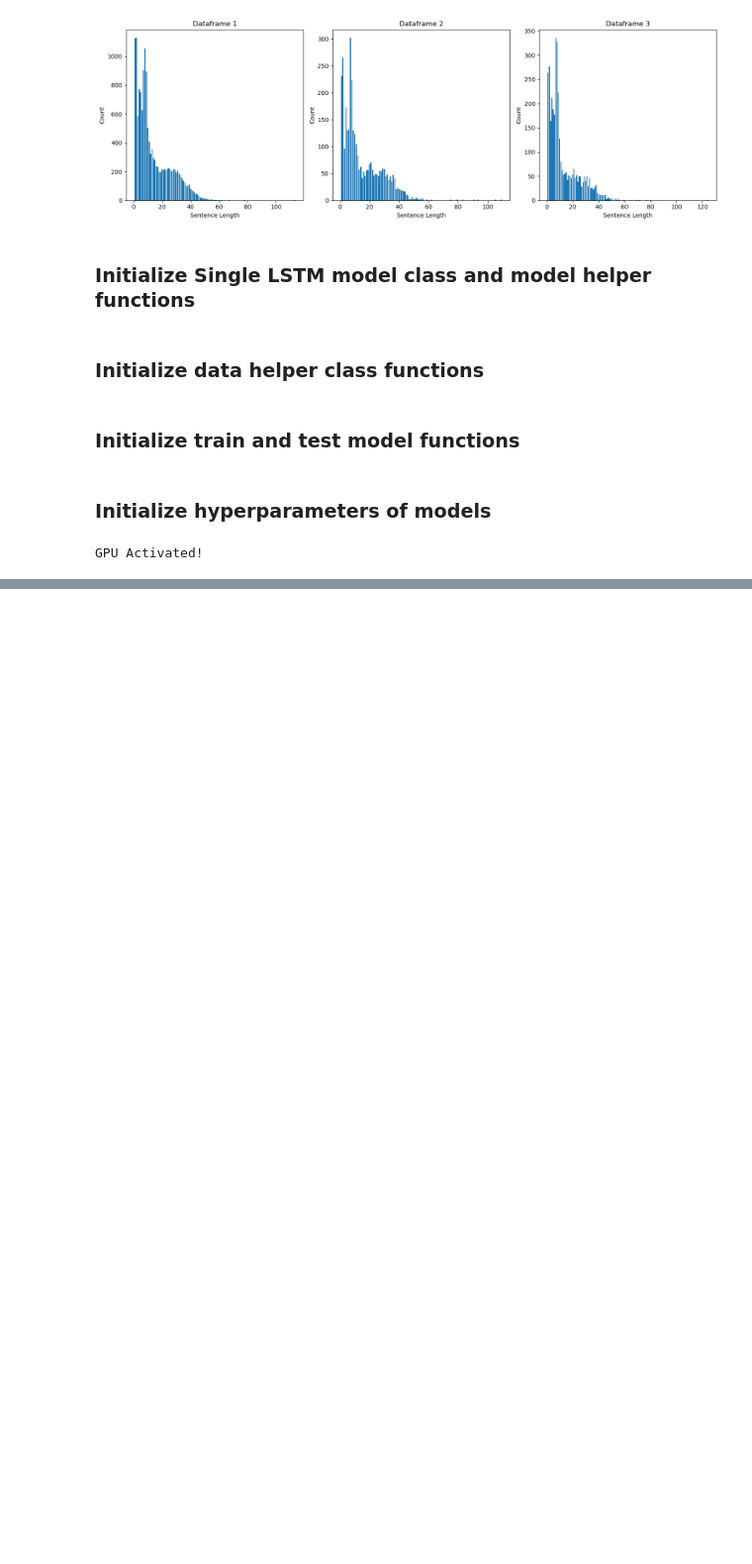
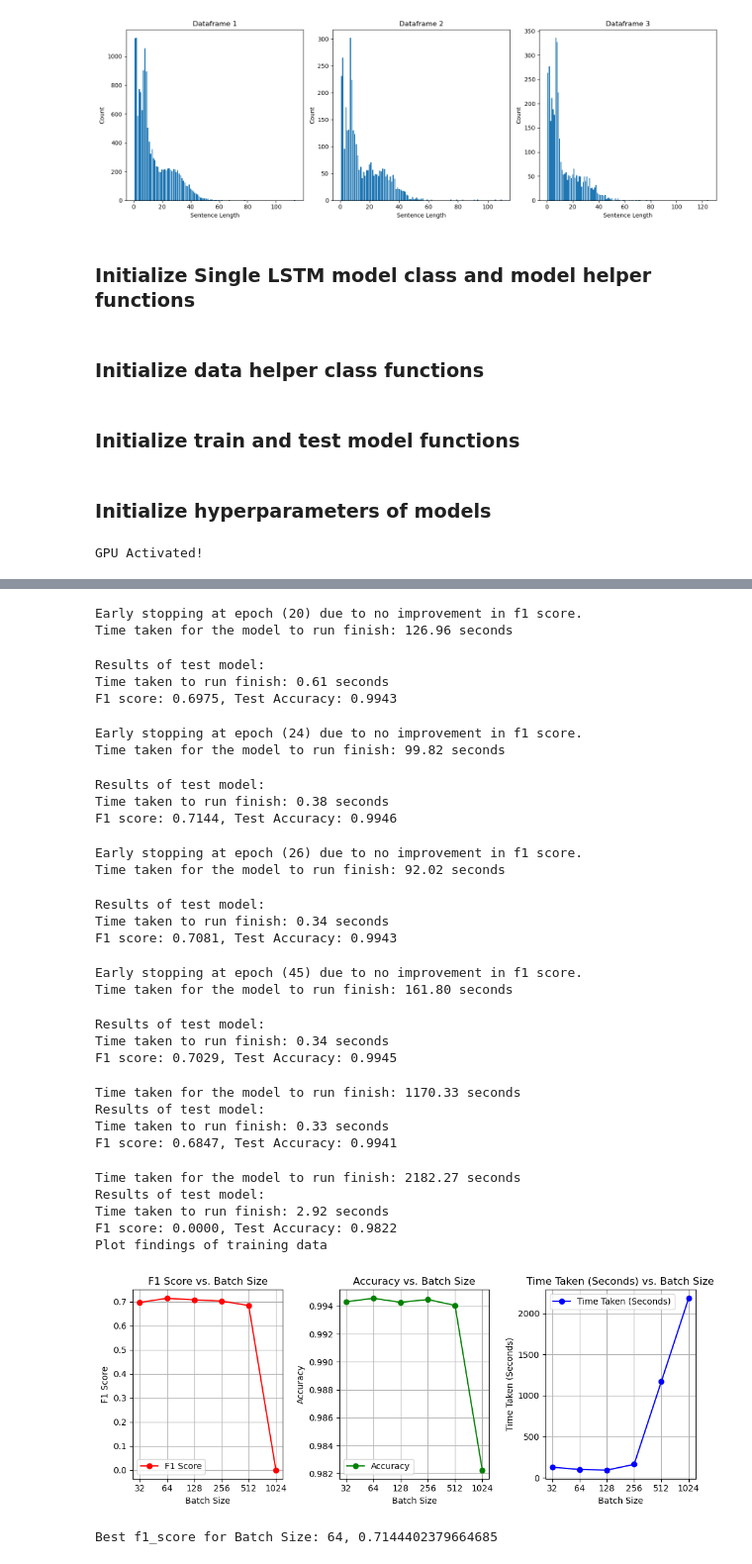
Before and after one commit to jordanlianhs/SC4002-Natural-Language-Processing, a Jupyter notebook: CZ4045 Part 1 latest.ipynb, the cells around one changed output, grey strips where cells are left out. Shown at 99% size. Saved outputs shown, nothing was run; the diff lists cells and outputs as text; code cells hidden in the pictures; blank space fills up the shorter version.

```diff
--- a/CZ4045 Part 1 latest.ipynb
+++ b/CZ4045 Part 1 latest.ipynb
@@ -1258,0 +1289,62 @@ Epoch 12.00, F1 Score: 0.6903, Time taken for this epoch: 3.91s.
+# %%
+if device.type == 'cuda': torch.cuda.empty_cache() # Release cache
+
+# Fixed parameters for this testing
+epoch = 50
+hidden_dim = 512
+
+# Variable for testing
+F1_s, acc, tt = [], [], []
+batch_size = [32,64,128,256,512,1024]
+for BS in batch_size:
+
+    # Get dataset loaders with different batch size
+    train_data_loader, val_data_loader, train_sentence_len, val_sentence_len = get_training_data(BS, ner_label_mapping)
+    test_data_loader, test_sentence_len = get_test_data(BS, ner_label_mapping)
+
+    # Initialize EarlyStopper and model
+    early_stopper = EarlyStopper(patience=3)
+    model = get_attention_ner_model(embedding_dim, hidden_dim, num_labels, pretrained_embeddings)
+
+    # Train and test the model on the parameters set
+    _,_,_,_, f1_score_arr, time_taken = train_model(model, train_data_loader, val_data_loader, val_sentence_len, device=device, epochs=epoch, weights=None, early_stopper=early_stopper, random_initial_state=False, debug=False)
+    test_accuracy, f1_score, _,_ = test_model(model, test_data_loader, test_sentence_len, device)
+    F1_s.append(f1_score)
+    acc.append(test_accuracy)
+    tt.append(time_taken)
+
+# Report findings
+plot_findings(batch_size, [F1_s,acc,tt], "Batch Size")
+print(f"Best f1_score for Batch Size: {batch_size[F1_s.index(max(F1_s))]}, {max(F1_s)}")
+# %% [output]
+Early stopping at epoch (20) due to no improvement in f1 score.
+Time taken for the model to run finish: 126.96 seconds
+Results of test model:
+Time taken to run finish: 0.61 seconds
+F1 score: 0.6975, Test Accuracy: 0.9943
+Early stopping at epoch (24) due to no improvement in f1 score.
+Time taken for the model to run finish: 99.82 seconds
+Results of test model:
+Time taken to run finish: 0.38 seconds
+F1 score: 0.7144, Test Accuracy: 0.9946
+Early stopping at epoch (26) due to no improvement in f1 score.
+Time taken for the model to run finish: 92.02 seconds
+Results of test model:
+Time taken to run finish: 0.34 seconds
+F1 score: 0.7081, Test Accuracy: 0.9943
+Early stopping at epoch (45) due to no improvement in f1 score.
+Time taken for the model to run finish: 161.80 seconds
+Results of test model:
+Time taken to run finish: 0.34 seconds
+F1 score: 0.7029, Test Accuracy: 0.9945
+Time taken for the model to run finish: 1170.33 seconds
+Results of test model:
+Time taken to run finish: 0.33 seconds
+F1 score: 0.6847, Test Accuracy: 0.9941
+Time taken for the model to run finish: 2182.27 seconds
+Results of test model:
+Time taken to run finish: 2.92 seconds
+F1 score: 0.0000, Test Accuracy: 0.9822
+Plot findings of training data
+[figure, added]
+Best f1_score for Batch Size: 64, 0.7144402379664685
```
Also changed, not shown: parts of 22 cells of this notebook.
